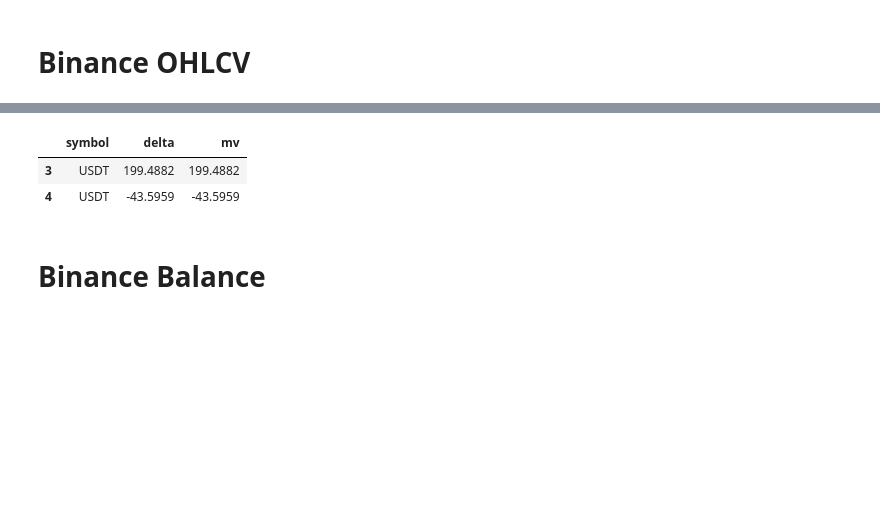
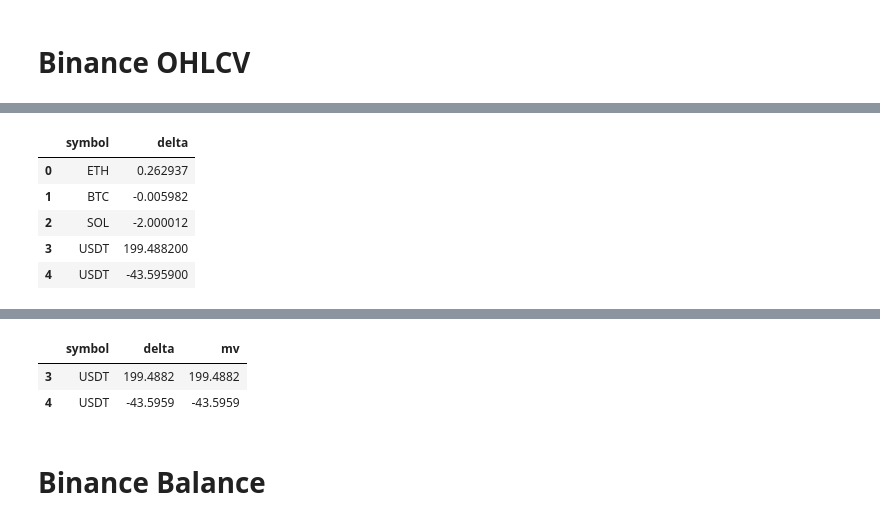
Before and after one commit to BilalBAI/crypto-trading, a Jupyter notebook: notebooks/markets.ipynb, the cells around one changed output, grey strips where cells are left out. Drawn from its saved outputs; the diff is of its cells as text; code cells hidden in the pictures; blank space fills up the shorter version.

```diff
--- a/notebooks/markets.ipynb
+++ b/notebooks/markets.ipynb
@@ -67,3 +65,12 @@ ML: 1.40
 # %%
 df_risk_exp = df.loc[~df.symbol.isin(['USDT'])]
 df_cash = df.loc[df.symbol.isin(['USDT'])]
+# %%
+pd.DataFrame(positions)
+# %% [output]
+|  | symbol | delta |
+| 0 | ETH | 0.262937 |
+| 1 | BTC | -0.005982 |
+| 2 | SOL | -2.000012 |
+| 3 | USDT | 199.488200 |
+| 4 | USDT | -43.595900 |
```
Also changed, not shown: parts of 3 cells of this notebook, 1 other file.
